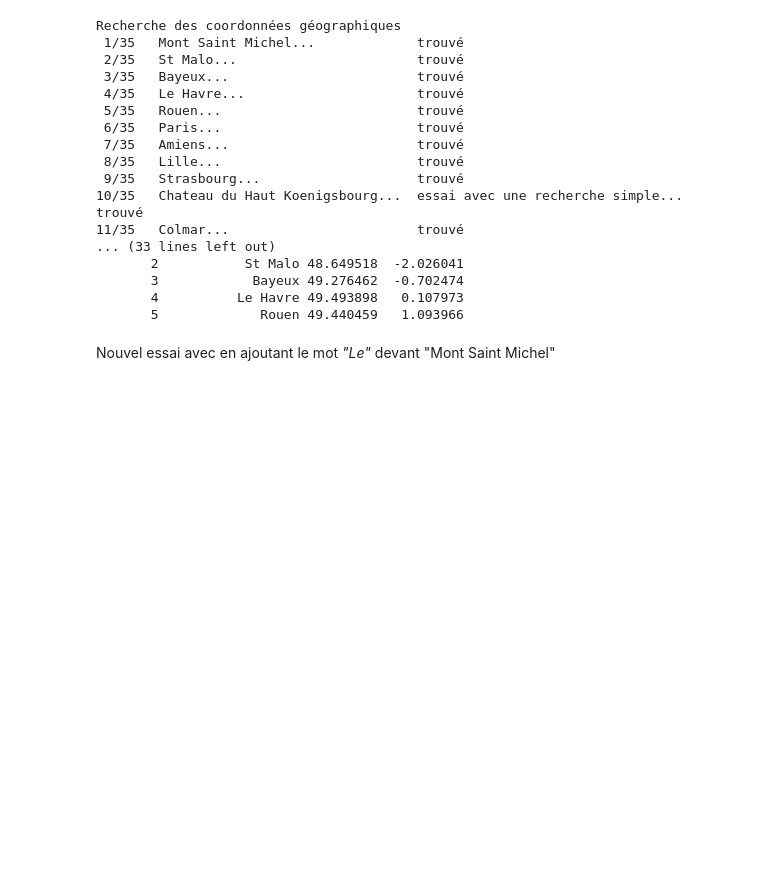
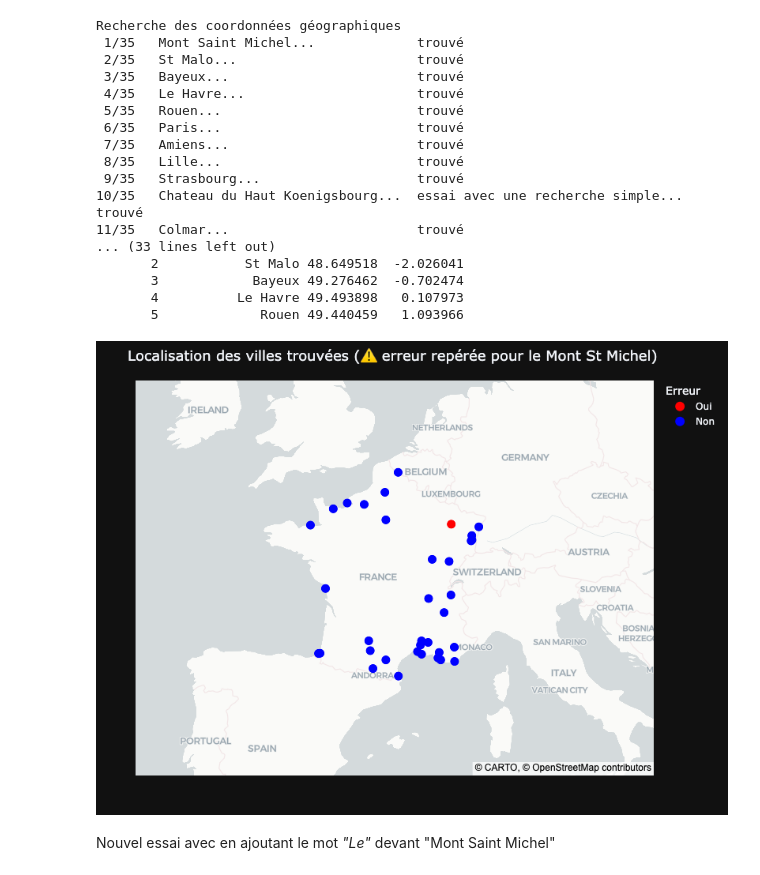
Before and after one commit to YoannRobert/jedha_projects, a Jupyter notebook: bloc1/Kayak/notebooks/Kayak.ipynb, the cells around one changed output. Cells and saved outputs as stored; diff of their text form; code cells hidden in the pictures; blank space fills up the shorter version.

```diff
--- a/bloc1/Kayak/notebooks/Kayak.ipynb
+++ b/bloc1/Kayak/notebooks/Kayak.ipynb
@@ -159,6 +160,7 @@ S3_RAW_DATA_DIR     = "raw_data"
 S3_CLEANED_DATA_DIR = "cleaned_data"
 
 EXPORT_IMAGES = False  # attention, affichage des cartes désactivé si le booléen est vrai
+SHOW_INTERACTIVE_FIG = False
 
 COORDINATES_CSV_FILE_NAME                = "city_coordinates.csv"
 WEATHER_CSV_FILE_NAME                    = "city_weather.csv"
@@ -487,27 +489,32 @@ Recherche des coordonnées géographiques
 # %%
 plot_city_coordinates = city_coordinates.copy()
 plot_city_coordinates["Erreur"] = (plot_city_coordinates["city_name"] == "Mont Saint Michel").map({True: "Oui", False: "Non"})
 
 lat, lon, z, w, h = get_config_scatter_map(plot_city_coordinates, width=800, height=600)
 fig = px.scatter_map(
     plot_city_coordinates,
     lat="latitude",
     lon="longitude",
     hover_name="city_name",
     color="Erreur",
     color_discrete_map={"Oui": "red", "Non": "blue"},
     map_style="carto-positron",
     center = {"lat": lat, "lon": lon},
     zoom=z,
     height=h,
     width=w,
     title="Localisation des villes trouvées (⚠️ erreur repérée pour le Mont St Michel)"
 )
 fig.update_traces(marker=dict(size=12))
 if EXPORT_IMAGES:
     index_image += 1
     fig.write_image(f"{PLOTS_DIR}/{index_image:02d}_coordonnees_avec_erreur_mont_st_michel.png")
+elif SHOW_INTERACTIVE_FIG:
+    fig.show()
 else:
-    fig.show()
+    img_bytes = fig.to_image(format="png")
+    display(Image(img_bytes))
+# %% [output]
+[figure, added]
 # %% [markdown]
 Nouvel essai avec en ajoutant le mot *"Le"* devant "Mont Saint Michel"
```
Also changed, not shown: parts of 9 cells of this notebook, 1 other file.
